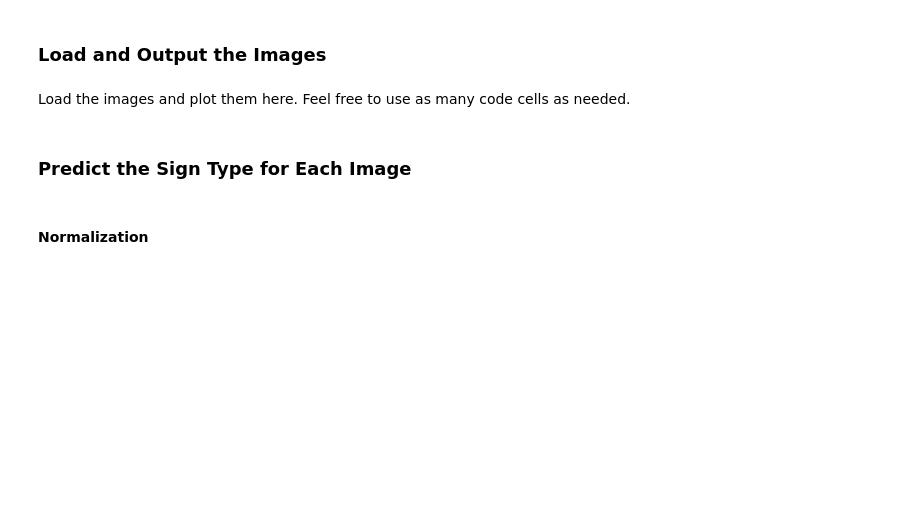
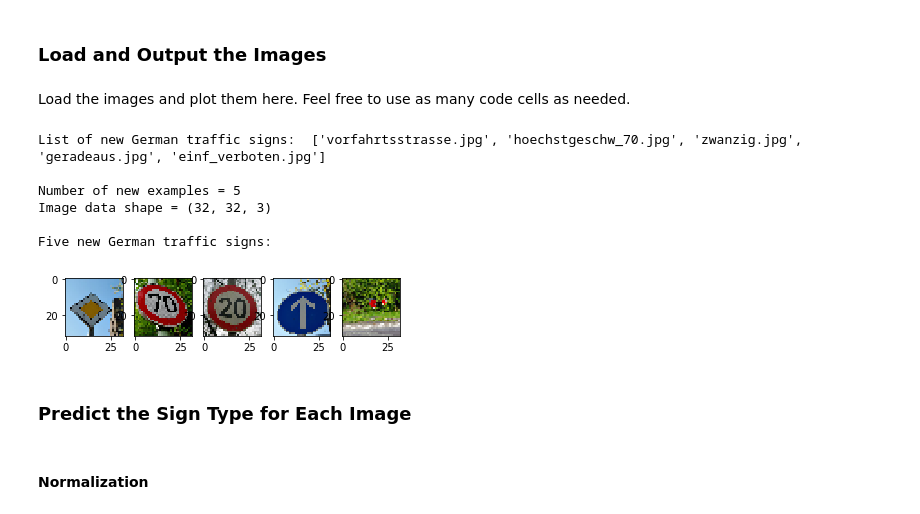
Before and after one commit to urs-waldmann/CarND-Traffic-Sign-Classifier-Project, a Jupyter notebook: Traffic_Sign_Classifier.ipynb, the cells around one changed output. Cells and saved outputs as stored; diff of their text form; code cells hidden in the pictures; blank space fills up the shorter version.

Commit message:
Add implementation of loading and outputting five new German traffic signs. Add implemetation of normalization for step 3.

```diff
--- a/Traffic_Sign_Classifier.ipynb
+++ b/Traffic_Sign_Classifier.ipynb
@@ -679,47 +679,47 @@ Load the images and plot them here.
 Feel free to use as many code cells as needed.
 # %%
 # List images
-#image_list = os.listdir("new-german-traffic-signs")
-#print('Original image list: ',image_list)
+image_list = os.listdir("new-german-traffic-signs")
+print('List of new German traffic signs: ',image_list)
 
-# Resize images. Code from https://opensource.com/life/15/2/resize-images-python
-#width = 32
-#height = 32
-#############################################
-#os.mkdir('new-german-traffic-signs_resized')
-#############################################
-#for single_image in image_list:
-    #print('Image name: ',single_image)
-    #image = Image.open('new-german-traffic-signs/'+single_image)
-    #print('Original image size: ',image.size)
-    #ratio = (width / float(image.size[0]))
-    #height = int((float(image.size[1]) * float(ratio)))
-    #image = image.resize((width, height), PIL.Image.ANTIALIAS)
-    #image.save('new-german-traffic-signs_resized/'+single_image)
-    #print('Resized Image size: ',image.size)
-    #plt.imshow(image)
-    #plt.show()
+# Define function to resize images.
+def resize_new(image):
+    return cv2.resize(image, dsize = (32, 32))
 
-# Load the images
-#X_new = []
-#for single_image in image_list:
-    #image = mpimg.imread('new-german-traffic-signs_resized/'+single_image)
-    #X_new.append(image)
+# Define append function.
+def add_new(X_data, x):
+    return X_data.append(x)
 
-#X_new = np.array(X_new)
-#n_new = X_new.shape[0]
-#image_shape_new = X_new.shape[1:4]
-#print('Information about new traffic signs:')
-#print("Number of new examples =", n_new)
-#print("Image data shape =", image_shape_new)
+X_new = []
+for x in image_list:
+    image = mpimg.imread('new-german-traffic-signs/'+x)
+    resized_image = resize_new(image)
+    add_new(X_new, resized_image)
+
+X_new = np.array(X_new, np.uint8)
+
+# Print information.
+n_new = X_new.shape[0]
+image_shape_new = X_new.shape[1:4]
+print()
+print("Number of new examples =", n_new)
+print("Image data shape =", image_shape_new)
 
 # Output the images
-#grid = gridspec.GridSpec(1, 5)
-#print()
-#print('5 new traffic signs:')
-#for i in range(len(image_list)):
-    #image = X_new[i].squeeze()
-    #plt.subplot(grid[i]).imshow(image)
+grid = gridspec.GridSpec(1, 5)
+print()
+print('Five new German traffic signs:')
+for i in range(len(image_list)):
+    image = X_new[i].squeeze()
+    plt.subplot(grid[i]).imshow(image)
+# %% [output]
+List of new German traffic signs:  ['vorfahrtsstrasse.jpg', 'hoechstgeschw_70.jpg', 'zwanzig.jpg', 'geradeaus.jpg', 'einf_verboten.jpg']
+
+Number of new examples = 5
+Image data shape = (32, 32, 3)
+
+Five new German traffic signs:
+[figure, added]
 # %% [markdown]
 ### Predict the Sign Type for Each Image
 # %%
```
Also changed, not shown: parts of 2 cells of this notebook.
